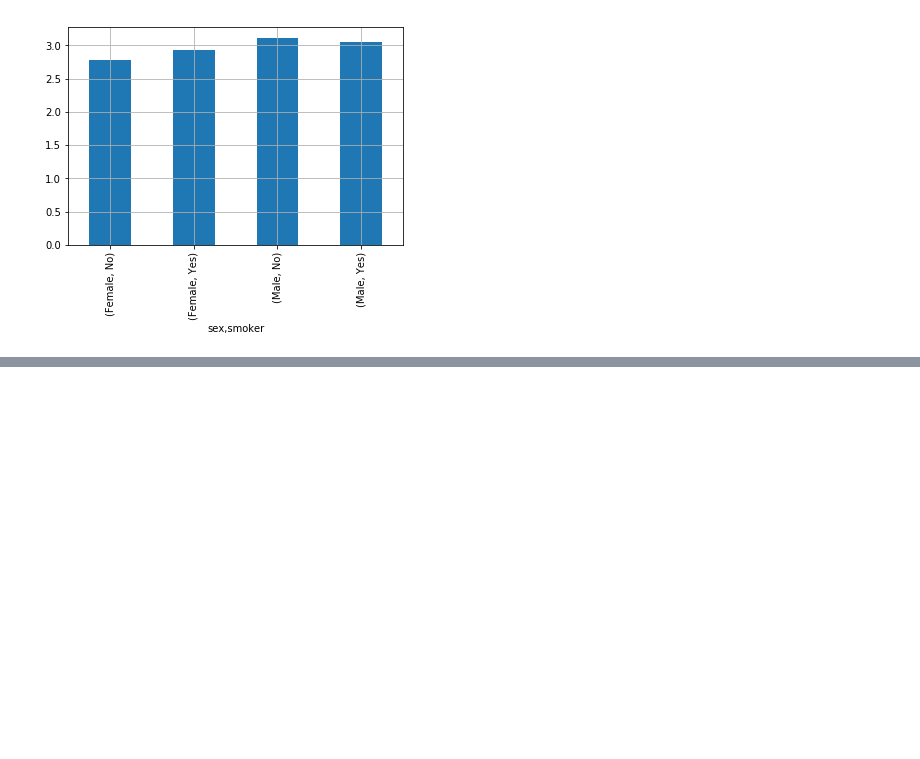
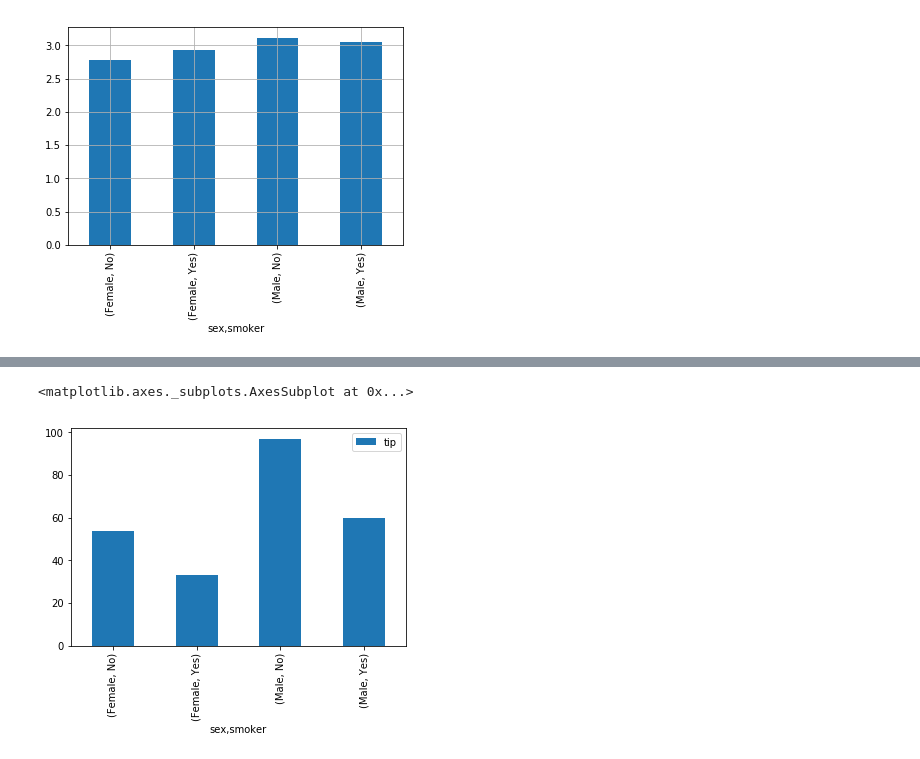
Before and after one commit to greg-kan/mlda, a Jupyter notebook: SkillFactory/unit_2/7.ipynb, the cells around one changed output, grey strips where cells are left out. Saved outputs shown, nothing was run; the diff lists cells and outputs as text; code cells hidden in the pictures; blank space fills up the shorter version.

```diff
--- a/SkillFactory/unit_2/7.ipynb
+++ b/SkillFactory/unit_2/7.ipynb
@@ -62,0 +97,5 @@ df.groupby(by = ['sex', 'smoker'])['tip'].mean().plot(kind = 'bar', grid= True)
+# %%
+df.pivot_table(values = 'tip', index = ['sex', 'smoker'], aggfunc = 'count').plot(kind = 'bar')
+# %% [output]
+<matplotlib.axes._subplots.AxesSubplot at 0x...>
+[figure, added]
```
Also changed, not shown: parts of 23 cells of this notebook.
